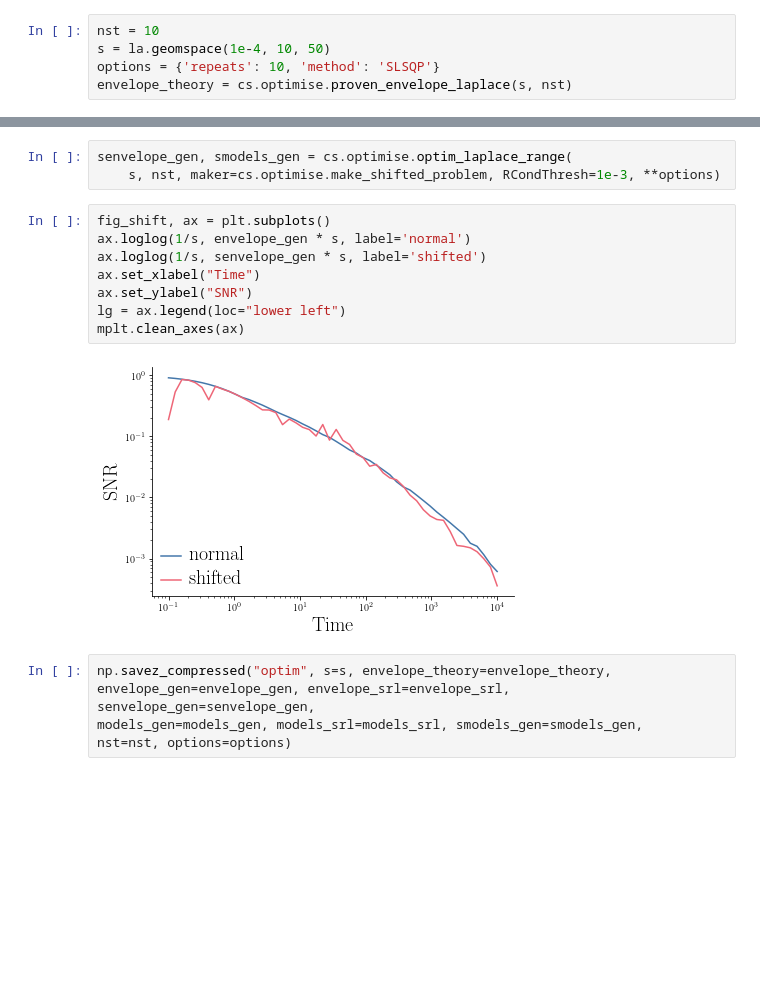
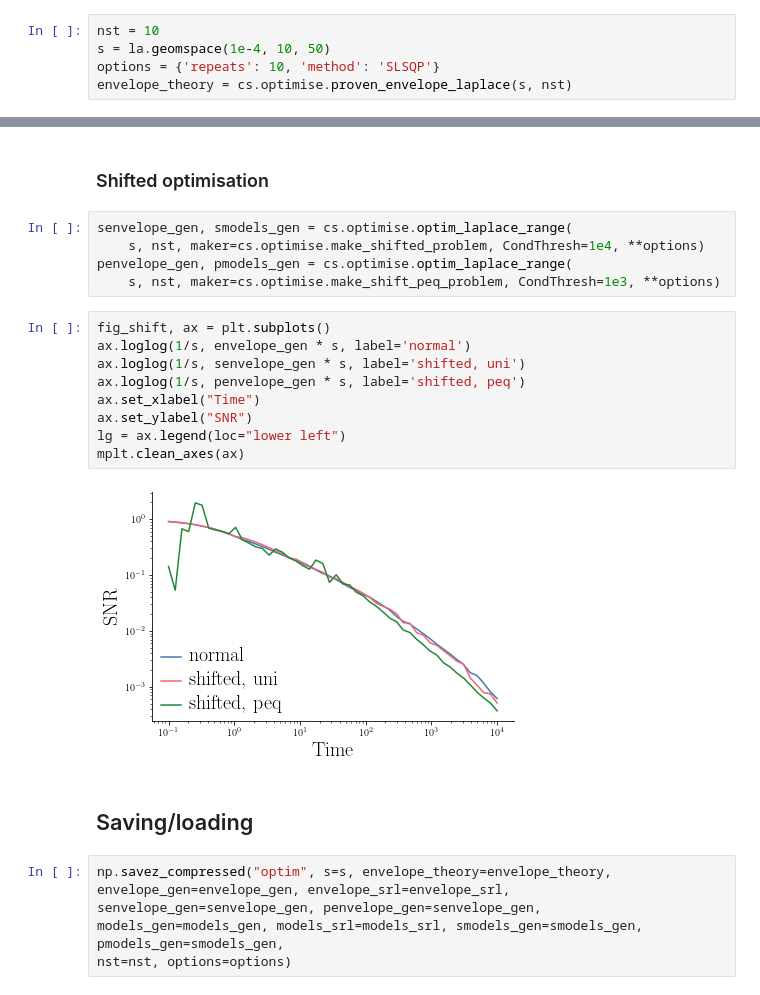
Before and after one commit to ganguli-lab/Complex_Synapse, a Jupyter notebook: Code/Python/plots.ipynb, the cells around one changed output, grey strips where cells are left out. Drawn from its saved outputs; the diff is of its cells as text; blank space fills up the shorter version.

Commit message:
shift with uniform row

```diff
--- a/Code/Python/plots.ipynb
+++ b/Code/Python/plots.ipynb
@@ -80,20 +74,27 @@ mplt.clean_axes(ax)
+# %% [markdown]
+### Shifted optimisation
 # %%
 senvelope_gen, smodels_gen = cs.optimise.optim_laplace_range(
-    s, nst, maker=cs.optimise.make_shifted_problem, RCondThresh=1e-3, **options)
+    s, nst, maker=cs.optimise.make_shifted_problem, CondThresh=1e4, **options)
+penvelope_gen, pmodels_gen = cs.optimise.optim_laplace_range(
+    s, nst, maker=cs.optimise.make_shift_peq_problem, CondThresh=1e3, **options)
 # %%
 fig_shift, ax = plt.subplots()
 ax.loglog(1/s, envelope_gen * s, label='normal')
-ax.loglog(1/s, senvelope_gen * s, label='shifted')
+ax.loglog(1/s, senvelope_gen * s, label='shifted, uni')
+ax.loglog(1/s, penvelope_gen * s, label='shifted, peq')
 ax.set_xlabel("Time")
 ax.set_ylabel("SNR")
 lg = ax.legend(loc="lower left")
 mplt.clean_axes(ax)
 # %% [output]
-[figure, old version]
+[figure, new version]
+# %% [markdown]
+## Saving/loading
 # %%
 np.savez_compressed("optim", s=s, envelope_theory=envelope_theory,
-envelope_gen=envelope_gen, envelope_srl=envelope_srl, senvelope_gen=senvelope_gen,
-models_gen=models_gen, models_srl=models_srl, smodels_gen=smodels_gen,
+envelope_gen=envelope_gen, envelope_srl=envelope_srl, senvelope_gen=senvelope_gen, penvelope_gen=senvelope_gen,
+models_gen=models_gen, models_srl=models_srl, smodels_gen=smodels_gen, pmodels_gen=smodels_gen,
 nst=nst, options=options)
 # %%
 saved = np.load('optim.npz', allow_pickle=True)
```
Also changed, not shown: parts of 13 cells of this notebook, 5 other files.
